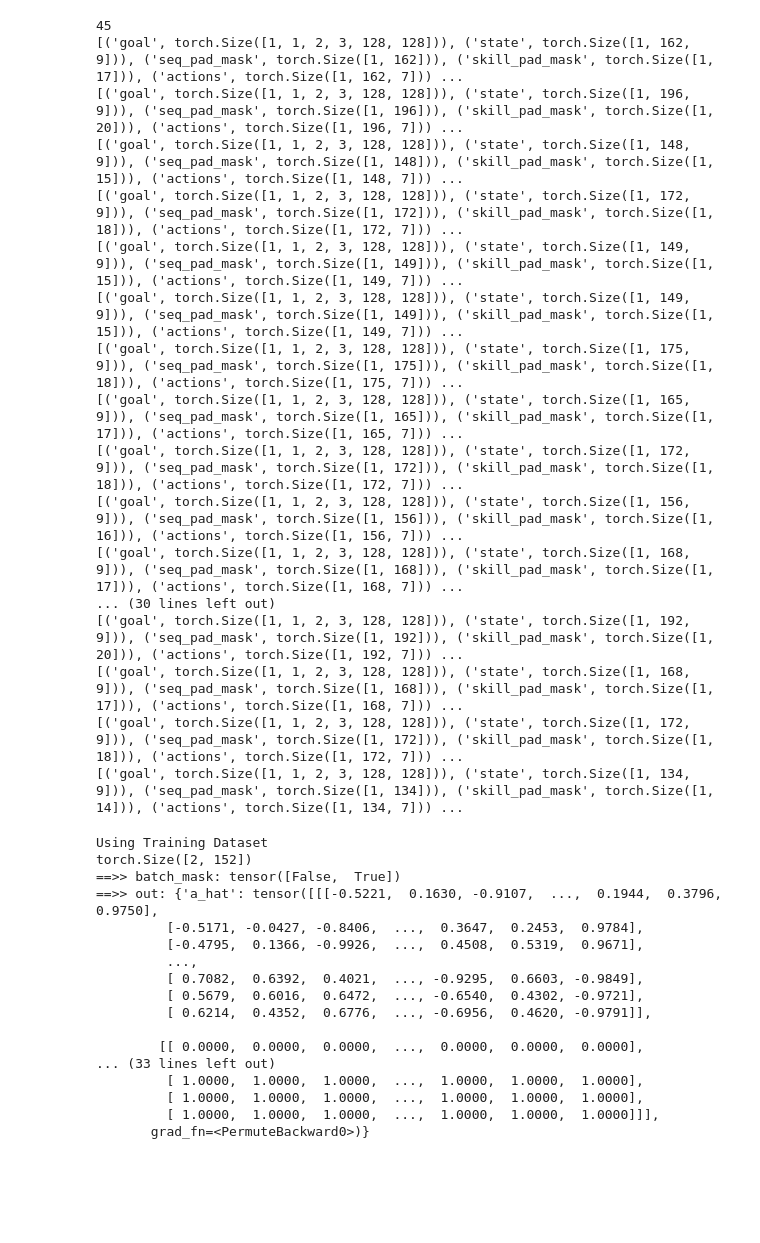
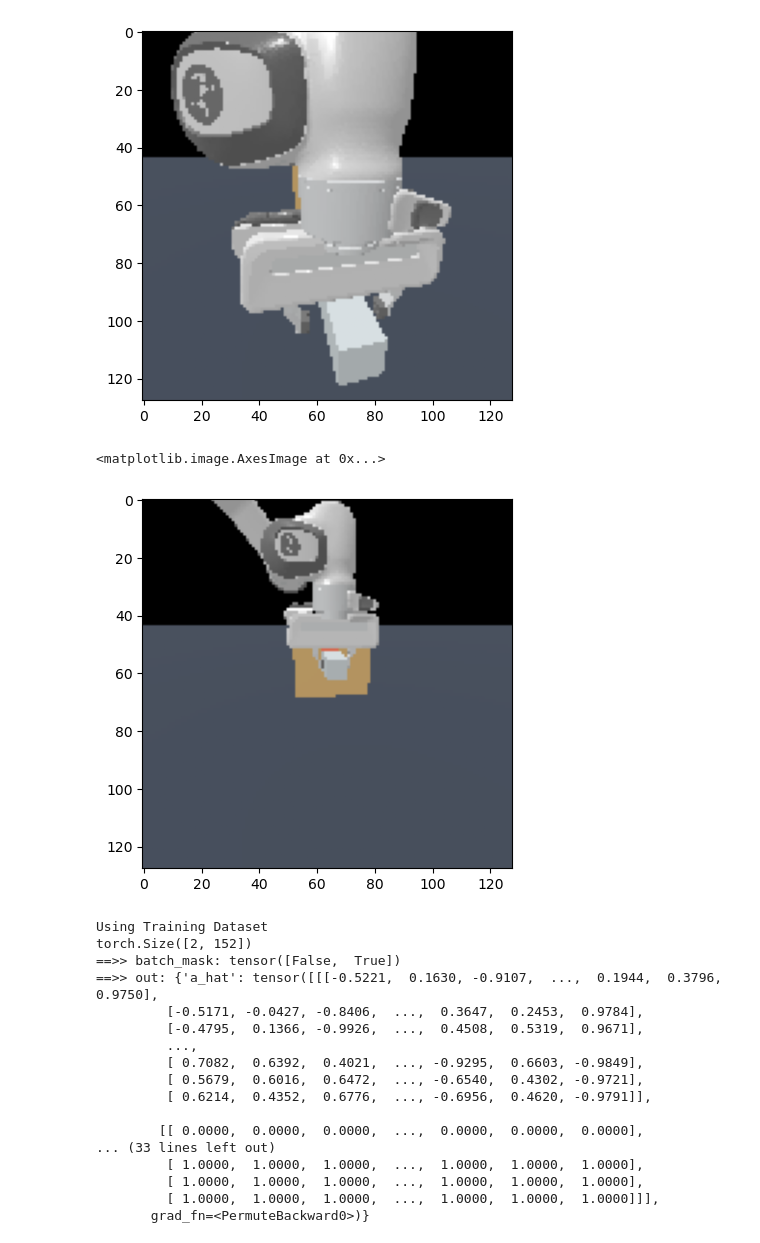
Before and after one commit to apalleiko/tskill, a Jupyter notebook: testing.ipynb, the cells around one changed output. Drawn from its saved outputs; the diff is of its cells as text; code cells hidden in the pictures; blank space fills up the shorter version.

```diff
--- a/testing.ipynb
+++ b/testing.ipynb
@@ -9,11 +9,10 @@ import matplotlib.pyplot as plt
 import seaborn as sns
 
 from policy import config
-from policy.dataset.ms2dataset import get_MS_loaders
-from policy.dataset.LIBEROdataset import get_LIBERO_loaders
+from policy.dataset.dataset_loader import dataset_loader
 from policy.checkpoints import CheckpointIO
 
-model_dir = "/home/mrl/Documents/Projects/tskill/out/PegInsertion/Plan/003"
+model_dir = "/home/mrl/Documents/Projects/tskill/out/PegInsertion/Plan/004"
 
 cfg_path = os.path.join(model_dir, "config.yaml")
 cfg = config.load_config(cfg_path, None)
@@ -28,15 +27,18 @@ if method == "plan":
 # # Dataset
 cfg["data"]["pad"] = False
 cfg["data"]["augment"] = False
-cfg["data"]["full_seq"] = False
+cfg["data"]["full_seq"] = True
+cfg["data"]["mode"] = "libero"
 cfg["data"]["dataset"] = "/home/mrl/Documents/Projects/tskill/LIBERO/libero/datasets/libero_90/LIVING_ROOM_SCENE1_pick_up_the_tomato_sauce_and_put_it_in_the_basket_demo.hdf5"
+# cfg["data"]["mode"] = "maniskill"
+# cfg["data"]["dataset"] = "/home/mrl/Documents/Projects/tskill/data/demos/v0/rigid_body/PegInsertionSide-v0/trajectory.rgbd.pd_joint_delta_pos2.h5"
 
 # Load only the full episode version of the dataset
 # if "train_ep_indices" not in data_info.keys():
 #     train_idx, val_idx = data_info["train_indices"], data_info["val_indices"]
 # else:
 #     train_idx, val_idx = data_info["train_ep_indices"], data_info["val_ep_indices"]
-train_dataset, val_dataset = get_LIBERO_loaders(cfg, return_datasets=True, fullseq_override=True)
+train_dataset, val_dataset = dataset_loader(cfg, return_datasets=True)
 
 # Model
 model = config.get_model(cfg, device="cpu")
@@ -77,27 +78,17 @@ TSkillPlan(
 # %%
-print(len(train_dataset))
-for i in range(len(train_dataset)):
-    print([(k,v.shape) for k,v in train_dataset[i].items()])
-
-plt.imshow(train_dataset[5]["rgb"][0,5,0,:,:,:].permute(1,2,0))
+# print(len(train_dataset))
+# for i in range(len(train_dataset)):
+#     print([(k,v.shape) for k,v in train_dataset[i].items()])
+i = 50
+fig = plt.figure()
+plt.imshow(train_dataset[5]["rgb"][0,i,0,:,:,:].permute(1,2,0))
+plt.show()
+# plt.imshow(train_dataset[5]["rgb"][0,5,1,:,:,:].permute(1,2,0))
+plt.imshow(train_dataset[5]["goal"][0,0,0,:,:,:].permute(1,2,0))
 # %% [output]
+[figure, added]
-45
-[('goal', torch.Size([1, 1, 2, 3, 128, 128])), ('state', torch.Size([1, 162, 9])), ('seq_pad_mask', torch.Size([1, 162])), ('skill_pad_mask', torch.Size([1, 17])), ('actions', torch.Size([1, 162, 7])) ...
-[('goal', torch.Size([1, 1, 2, 3, 128, 128])), ('state', torch.Size([1, 196, 9])), ('seq_pad_mask', torch.Size([1, 196])), ('skill_pad_mask', torch.Size([1, 20])), ('actions', torch.Size([1, 196, 7])) ...
-[('goal', torch.Size([1, 1, 2, 3, 128, 128])), ('state', torch.Size([1, 148, 9])), ('seq_pad_mask', torch.Size([1, 148])), ('skill_pad_mask', torch.Size([1, 15])), ('actions', torch.Size([1, 148, 7])) ...
-[('goal', torch.Size([1, 1, 2, 3, 128, 128])), ('state', torch.Size([1, 172, 9])), ('seq_pad_mask', torch.Size([1, 172])), ('skill_pad_mask', torch.Size([1, 18])), ('actions', torch.Size([1, 172, 7])) ...
-[('goal', torch.Size([1, 1, 2, 3, 128, 128])), ('state', torch.Size([1, 149, 9])), ('seq_pad_mask', torch.Size([1, 149])), ('skill_pad_mask', torch.Size([1, 15])), ('actions', torch.Size([1, 149, 7])) ...
-[('goal', torch.Size([1, 1, 2, 3, 128, 128])), ('state', torch.Size([1, 149, 9])), ('seq_pad_mask', torch.Size([1, 149])), ('skill_pad_mask', torch.Size([1, 15])), ('actions', torch.Size([1, 149, 7])) ...
-[('goal', torch.Size([1, 1, 2, 3, 128, 128])), ('state', torch.Size([1, 175, 9])), ('seq_pad_mask', torch.Size([1, 175])), ('skill_pad_mask', torch.Size([1, 18])), ('actions', torch.Size([1, 175, 7])) ...
-[('goal', torch.Size([1, 1, 2, 3, 128, 128])), ('state', torch.Size([1, 165, 9])), ('seq_pad_mask', torch.Size([1, 165])), ('skill_pad_mask', torch.Size([1, 17])), ('actions', torch.Size([1, 165, 7])) ...
-[('goal', torch.Size([1, 1, 2, 3, 128, 128])), ('state', torch.Size([1, 172, 9])), ('seq_pad_mask', torch.Size([1, 172])), ('skill_pad_mask', torch.Size([1, 18])), ('actions', torch.Size([1, 172, 7])) ...
-[('goal', torch.Size([1, 1, 2, 3, 128, 128])), ('state', torch.Size([1, 156, 9])), ('seq_pad_mask', torch.Size([1, 156])), ('skill_pad_mask', torch.Size([1, 16])), ('actions', torch.Size([1, 156, 7])) ...
-[('goal', torch.Size([1, 1, 2, 3, 128, 128])), ('state', torch.Size([1, 168, 9])), ('seq_pad_mask', torch.Size([1, 168])), ('skill_pad_mask', torch.Size([1, 17])), ('actions', torch.Size([1, 168, 7])) ...
-... (30 lines left out)
-[('goal', torch.Size([1, 1, 2, 3, 128, 128])), ('state', torch.Size([1, 192, 9])), ('seq_pad_mask', torch.Size([1, 192])), ('skill_pad_mask', torch.Size([1, 20])), ('actions', torch.Size([1, 192, 7])) ...
-[('goal', torch.Size([1, 1, 2, 3, 128, 128])), ('state', torch.Size([1, 168, 9])), ('seq_pad_mask', torch.Size([1, 168])), ('skill_pad_mask', torch.Size([1, 17])), ('actions', torch.Size([1, 168, 7])) ...
-[('goal', torch.Size([1, 1, 2, 3, 128, 128])), ('state', torch.Size([1, 172, 9])), ('seq_pad_mask', torch.Size([1, 172])), ('skill_pad_mask', torch.Size([1, 18])), ('actions', torch.Size([1, 172, 7])) ...
-[('goal', torch.Size([1, 1, 2, 3, 128, 128])), ('state', torch.Size([1, 134, 9])), ('seq_pad_mask', torch.Size([1, 134])), ('skill_pad_mask', torch.Size([1, 14])), ('actions', torch.Size([1, 134, 7])) ...
+<matplotlib.image.AxesImage at 0x...>
+[figure, added]
 # %%
 train = True
 if not train:
```
Also changed, not shown: parts of 1 cell of this notebook, 12 other files.
